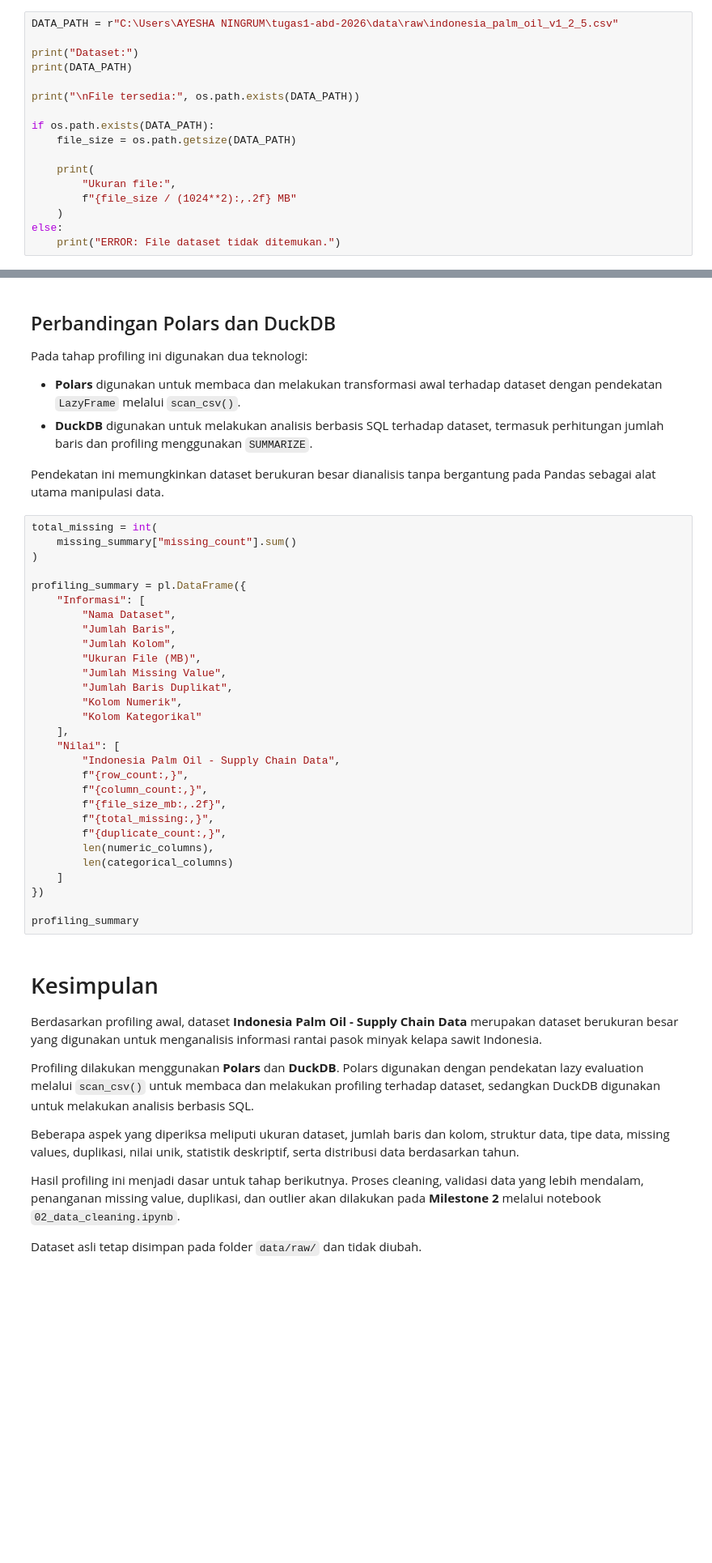
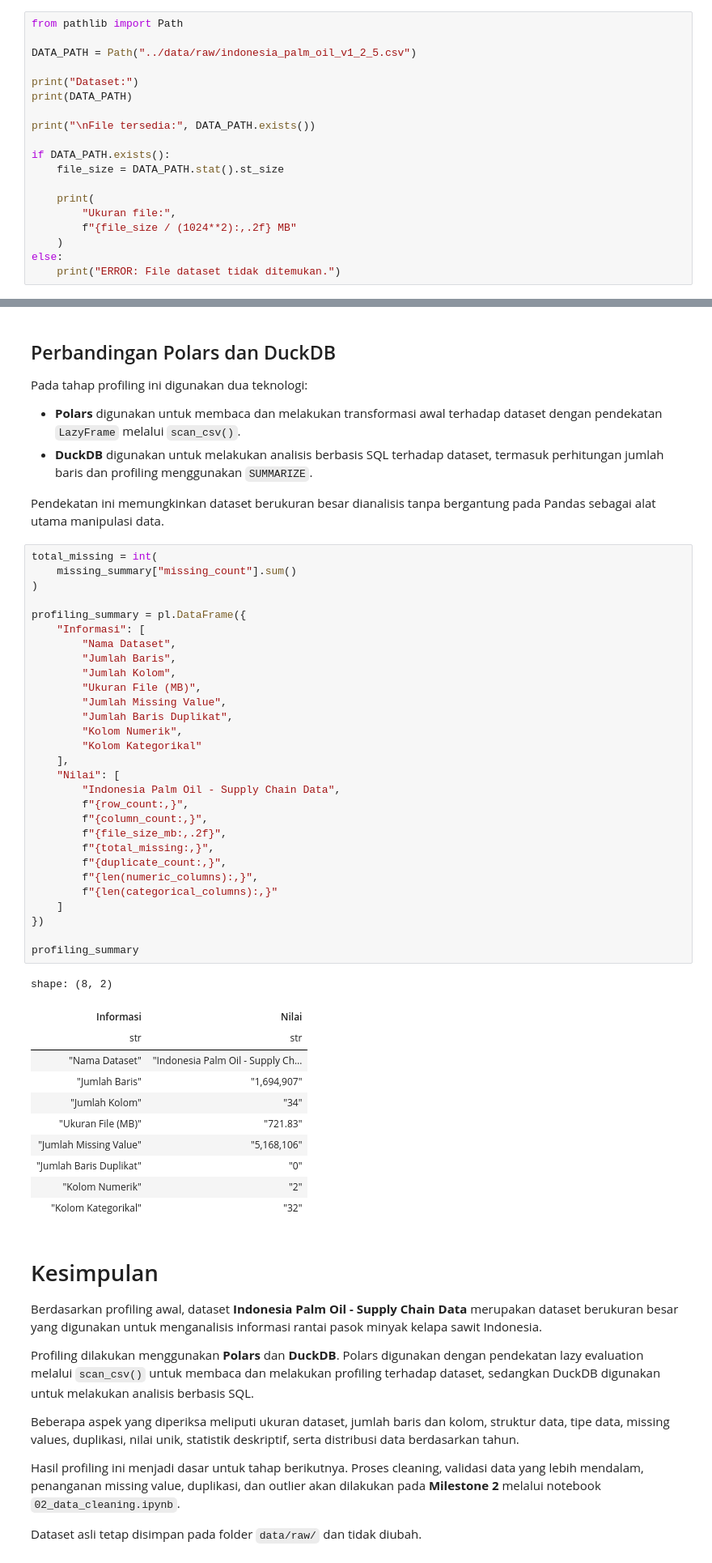
Before and after one commit to FahreliaYesha/tugas1-abd-2026, a Jupyter notebook: notebooks/01_data_profiling.ipynb, the cells around one changed output, grey strips where cells are left out. Shown at 81% size. Cells and saved outputs as stored; diff of their text form; blank space fills up the shorter version.

Commit message:
update detail data dan output data profiling

```diff
--- a/notebooks/01_data_profiling.ipynb
+++ b/notebooks/01_data_profiling.ipynb
@@ -41,13 +44,15 @@ print("DuckDB version :", duckdb.__version__)
 # %%
-DATA_PATH = r"C:\Users\AYESHA NINGRUM\tugas1-abd-2026\data\raw\indonesia_palm_oil_v1_2_5.csv"
+from pathlib import Path
+
+DATA_PATH = Path("../data/raw/indonesia_palm_oil_v1_2_5.csv")
 
 print("Dataset:")
 print(DATA_PATH)
 
-print("\nFile tersedia:", os.path.exists(DATA_PATH))
+print("\nFile tersedia:", DATA_PATH.exists())
 
-if os.path.exists(DATA_PATH):
-    file_size = os.path.getsize(DATA_PATH)
+if DATA_PATH.exists():
+    file_size = DATA_PATH.stat().st_size
 
     print(
         "Ukuran file:",
@@ -401,32 +606,44 @@ bergantung pada Pandas sebagai alat utama manipulasi data.
 # %%
 total_missing = int(
     missing_summary["missing_count"].sum()
 )
 
 profiling_summary = pl.DataFrame({
     "Informasi": [
         "Nama Dataset",
         "Jumlah Baris",
         "Jumlah Kolom",
         "Ukuran File (MB)",
         "Jumlah Missing Value",
         "Jumlah Baris Duplikat",
         "Kolom Numerik",
         "Kolom Kategorikal"
     ],
     "Nilai": [
         "Indonesia Palm Oil - Supply Chain Data",
         f"{row_count:,}",
         f"{column_count:,}",
         f"{file_size_mb:,.2f}",
         f"{total_missing:,}",
         f"{duplicate_count:,}",
-        len(numeric_columns),
-        len(categorical_columns)
+        f"{len(numeric_columns):,}",
+        f"{len(categorical_columns):,}"
     ]
 })
 
 profiling_summary
+# %% [output]
+shape: (8, 2)
+| Informasi | Nilai |
+| str | str |
+| "Nama Dataset" | "Indonesia Palm Oil - Supply Ch… |
+| "Jumlah Baris" | "1,694,907" |
+| "Jumlah Kolom" | "34" |
+| "Ukuran File (MB)" | "721.83" |
+| "Jumlah Missing Value" | "5,168,106" |
+| "Jumlah Baris Duplikat" | "0" |
+| "Kolom Numerik" | "2" |
+| "Kolom Kategorikal" | "32" |
 # %% [markdown]
 # Kesimpulan
 
```
Also changed, not shown: parts of 22 cells of this notebook, 1 other file.
